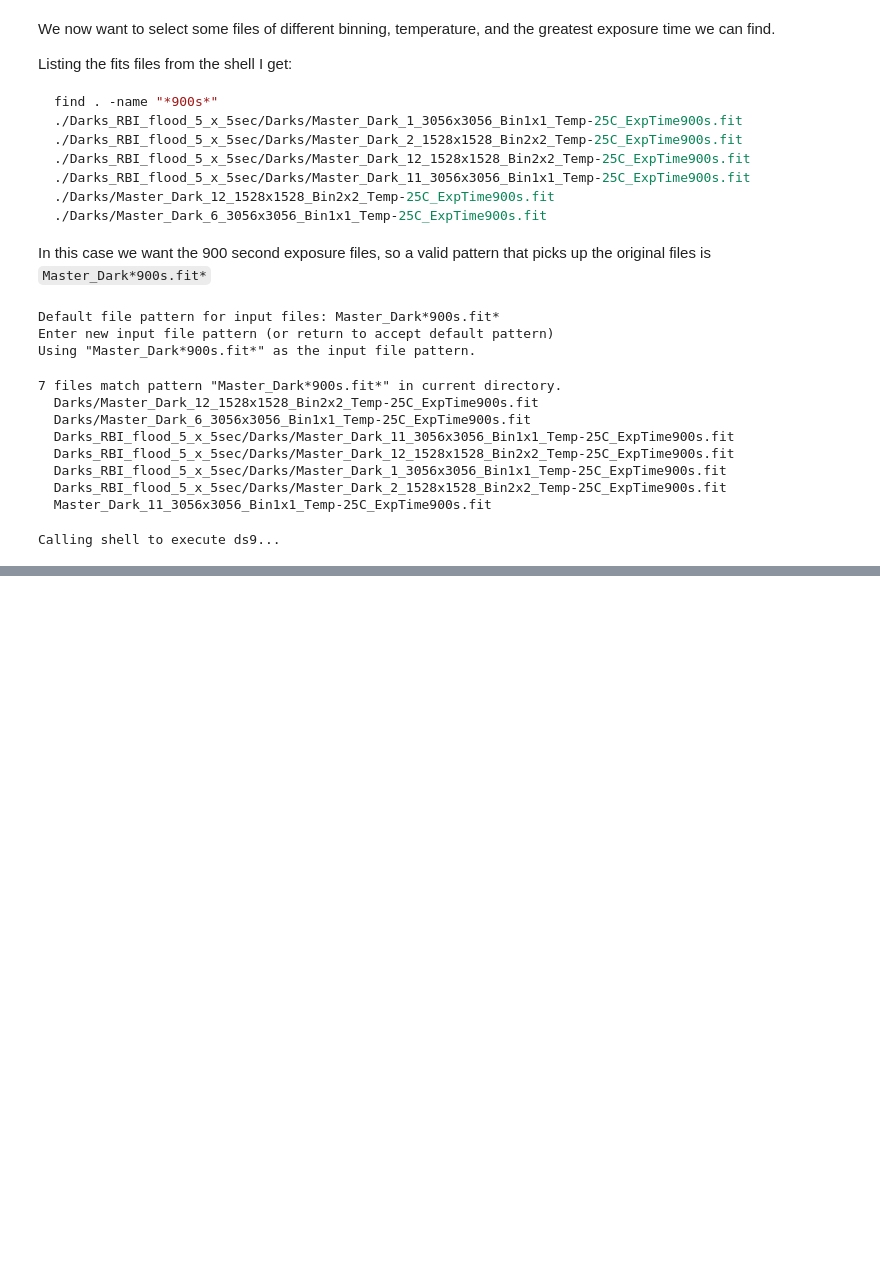
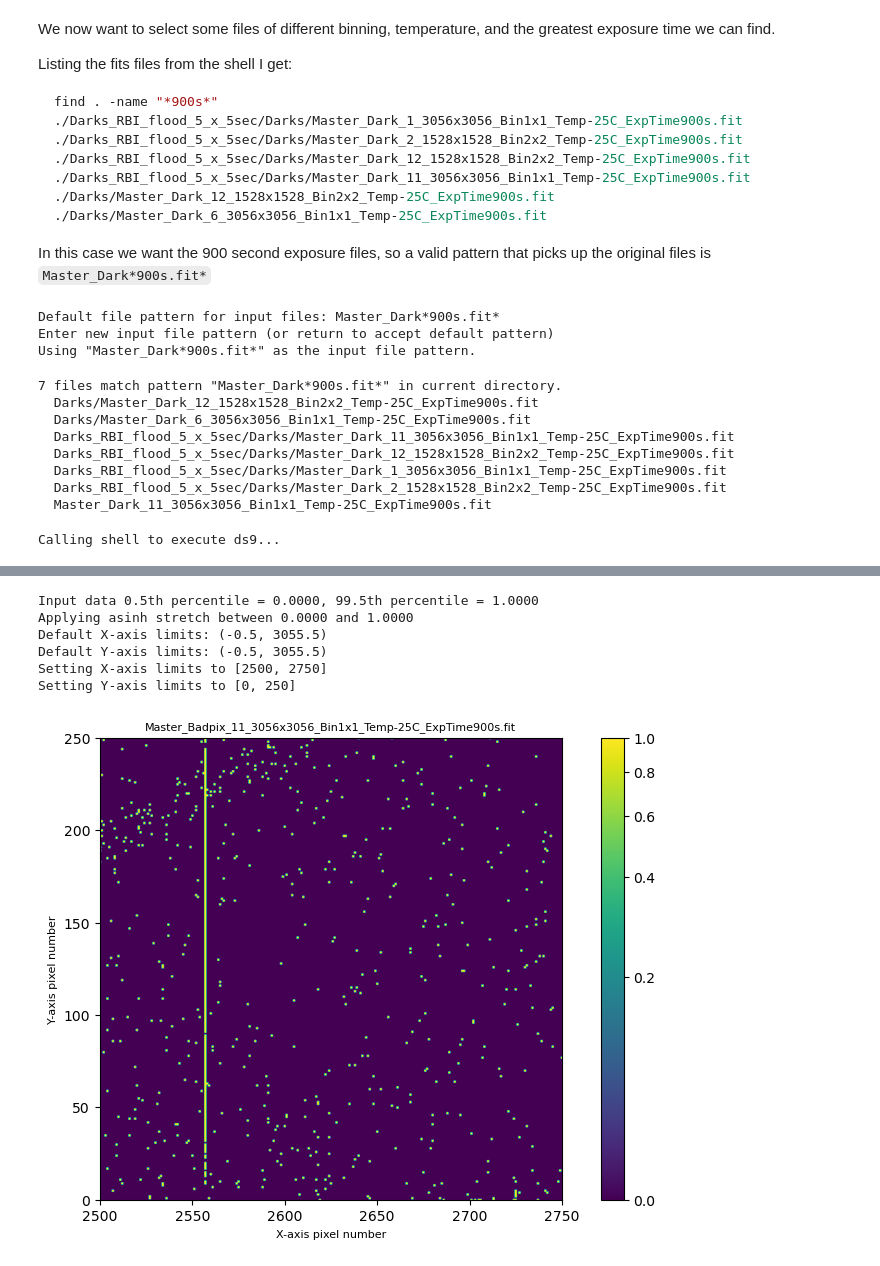
Before and after one commit to DaveStrickland/AstroPhotography, a Jupyter notebook: AstroPhotography/notebooks/creating_a_master_bad_pixel_file.ipynb, the cells around one changed output, grey strips where cells are left out. Cells and saved outputs as stored; diff of their text form; code cells hidden in the pictures; blank space fills up the shorter version.

```diff
--- a/AstroPhotography/notebooks/creating_a_master_bad_pixel_file.ipynb
+++ b/AstroPhotography/notebooks/creating_a_master_bad_pixel_file.ipynb
@@ -192,0 +218,10 @@ TypeError: ApFindBadPixels.__init__() missing 2 required positional arguments: '
+# %%
+ap.load_image_and_plot(badpixfile, 0, usewcs=False, vmin=None, vmax=None, xaxlim=xreg, yaxlim=yreg, verbose=True)
+# %% [output]
+Input data 0.5th percentile = 0.0000, 99.5th percentile = 1.0000
+Applying asinh stretch between 0.0000 and 1.0000
+Default X-axis limits: (-0.5, 3055.5)
+Default Y-axis limits: (-0.5, 3055.5)
+Setting X-axis limits to [2500, 2750]
+Setting Y-axis limits to [0, 250]
+[figure, added]
```
Also changed, not shown: parts of 14 cells of this notebook, 5 other files.
